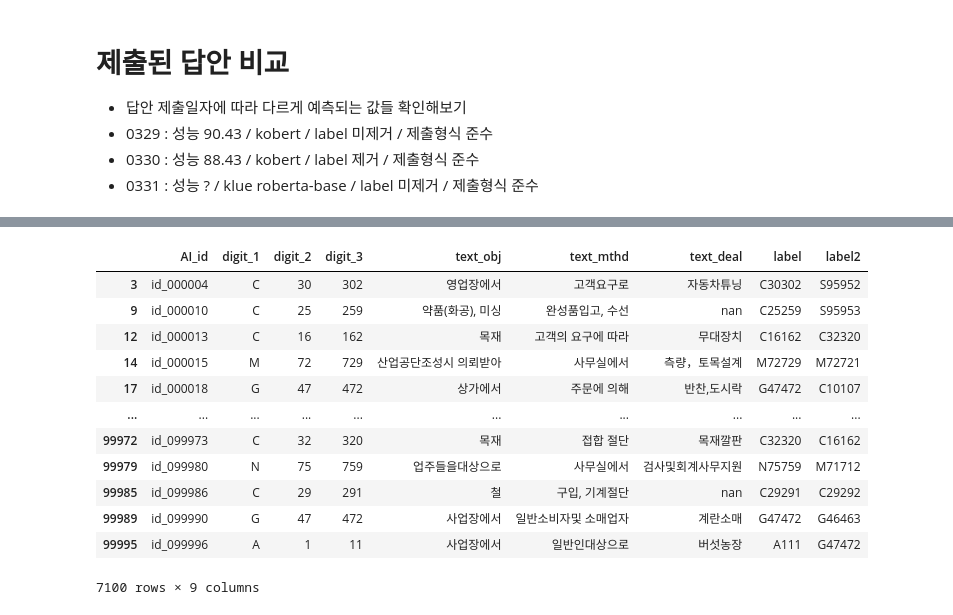
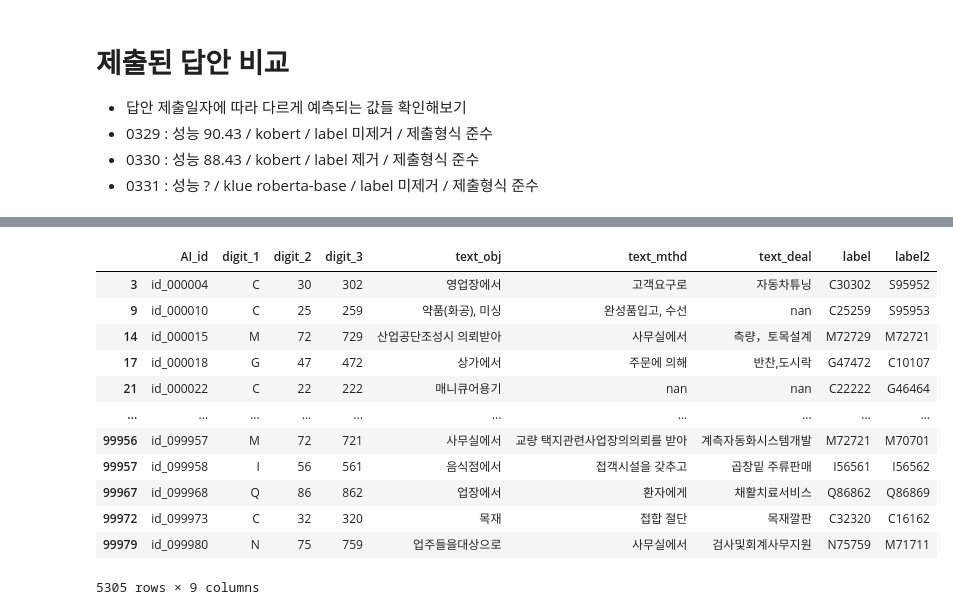
Before and after one commit to yxbxn/NLP_contest, a Jupyter notebook: EDA/EDA 및 전처리.ipynb, the cells around one changed output, grey strips where cells are left out. Drawn from its saved outputs; the diff is of its cells as text; code cells hidden in the pictures.

```diff
--- a/EDA/EDA 및 전처리.ipynb
+++ b/EDA/EDA 및 전처리.ipynb
@@ -662,6 +712,8 @@ import pandas as pd
 predict_0329 = pd.read_csv("답안제출_0329.csv",encoding="utf-8-sig")
 predict_0330 = pd.read_csv("답안제출_0330.csv",encoding="utf-8-sig")
 predict_0331 = pd.read_csv("답안제출_0331.csv",encoding="utf-8-sig")
+predict_0401 = pd.read_csv("답안제출_0401.csv",encoding="utf-8-sig")
+predict_0402 = pd.read_csv("predict_0402.csv",encoding="utf-8-sig")
 # %%
 def make_label_column(df):
     df = df.astype(str)
@@ -671,6 +723,8 @@ def make_label_column(df):
 predict_0329 = make_label_column(predict_0329)
 predict_0330 = make_label_column(predict_0330)
 predict_0331 = make_label_column(predict_0331)
+predict_0401 = make_label_column(predict_0401)
+predict_0402 = make_label_column(predict_0402)
 # %%
 # 29일자 결과물과 31일자 결과물 비교. 다른 label만
 compare_0329_0331 = predict_0329.copy()
@@ -692,16 +769,23 @@ compare_0329_0330.to_csv("compare_0329_0330.csv",encoding="utf-8-sig",index=Fals
+# %%
+# 29일자 결과물과 2일자 결과물 비교. 다른 label만
+compare_0329_0402 = predict_0329.copy()
+compare_0329_0402 = compare_0329_0402[predict_0329["label"] != predict_0402["label"]]
+
+# label 비교
+compare_0329_0402["label2"] = predict_0402[predict_0402["label"] != predict_0329["label"]]["label"]
 # %%
-compare_0329_0331
+compare_0329_0402
 # %% [output]
 |  | AI_id | digit_1 | digit_2 | digit_3 | text_obj | text_mthd | text_deal | label | label2 |
 | 3 | id_000004 | C | 30 | 302 | 영업장에서 | 고객요구로 | 자동차튜닝 | C30302 | S95952 |
 | 9 | id_000010 | C | 25 | 259 | 약품(화공), 미싱 | 완성품입고, 수선 | nan | C25259 | S95953 |
-| 12 | id_000013 | C | 16 | 162 | 목재 | 고객의 요구에 따라 | 무대장치 | C16162 | C32320 |
 | 14 | id_000015 | M | 72 | 729 | 산업공단조성시 의뢰받아 | 사무실에서 | 측량，토목설계 | M72729 | M72721 |
 | 17 | id_000018 | G | 47 | 472 | 상가에서 | 주문에 의해 | 반찬,도시락 | G47472 | C10107 |
+| 21 | id_000022 | C | 22 | 222 | 매니큐어용기 | nan | nan | C22222 | G46464 |
 | ... | ... | ... | ... | ... | ... | ... | ... | ... | ... |
+| 99956 | id_099957 | M | 72 | 721 | 사무실에서 | 교량 택지관련사업장의의뢰를 받아 | 계측자동화시스템개발 | M72721 | M70701 |
+| 99957 | id_099958 | I | 56 | 561 | 음식점에서 | 접객시설을 갖추고 | 곱창밑 주류판매 | I56561 | I56562 |
+| 99967 | id_099968 | Q | 86 | 862 | 업장에서 | 환자에게 | 채활치료서비스 | Q86862 | Q86869 |
 | 99972 | id_099973 | C | 32 | 320 | 목재 | 접합 절단 | 목재깔판 | C32320 | C16162 |
-| 99979 | id_099980 | N | 75 | 759 | 업주들을대상으로 | 사무실에서 | 검사및회계사무지원 | N75759 | M71712 |
-| 99985 | id_099986 | C | 29 | 291 | 철 | 구입, 기계절단 | nan | C29291 | C29292 |
-| 99989 | id_099990 | G | 47 | 472 | 사업장에서 | 일반소비자및 소매업자 | 계란소매 | G47472 | G46463 |
-| 99995 | id_099996 | A | 1 | 11 | 사업장에서 | 일반인대상으로 | 버섯농장 | A111 | G47472 |
+| 99979 | id_099980 | N | 75 | 759 | 업주들을대상으로 | 사무실에서 | 검사및회계사무지원 | N75759 | M71711 |
-7100 rows × 9 columns
+5305 rows × 9 columns
```
Also changed, not shown: parts of 43 cells of this notebook.
